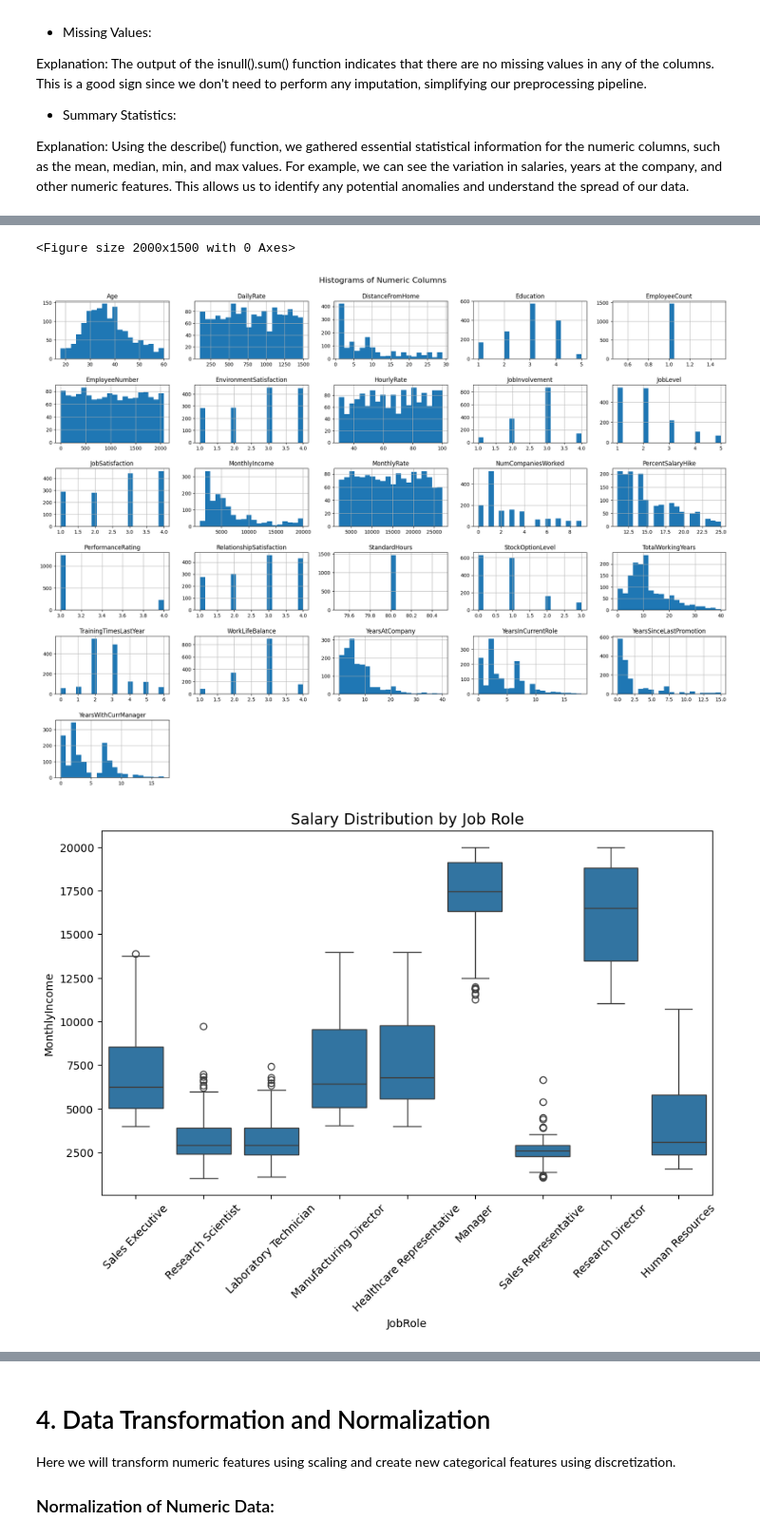
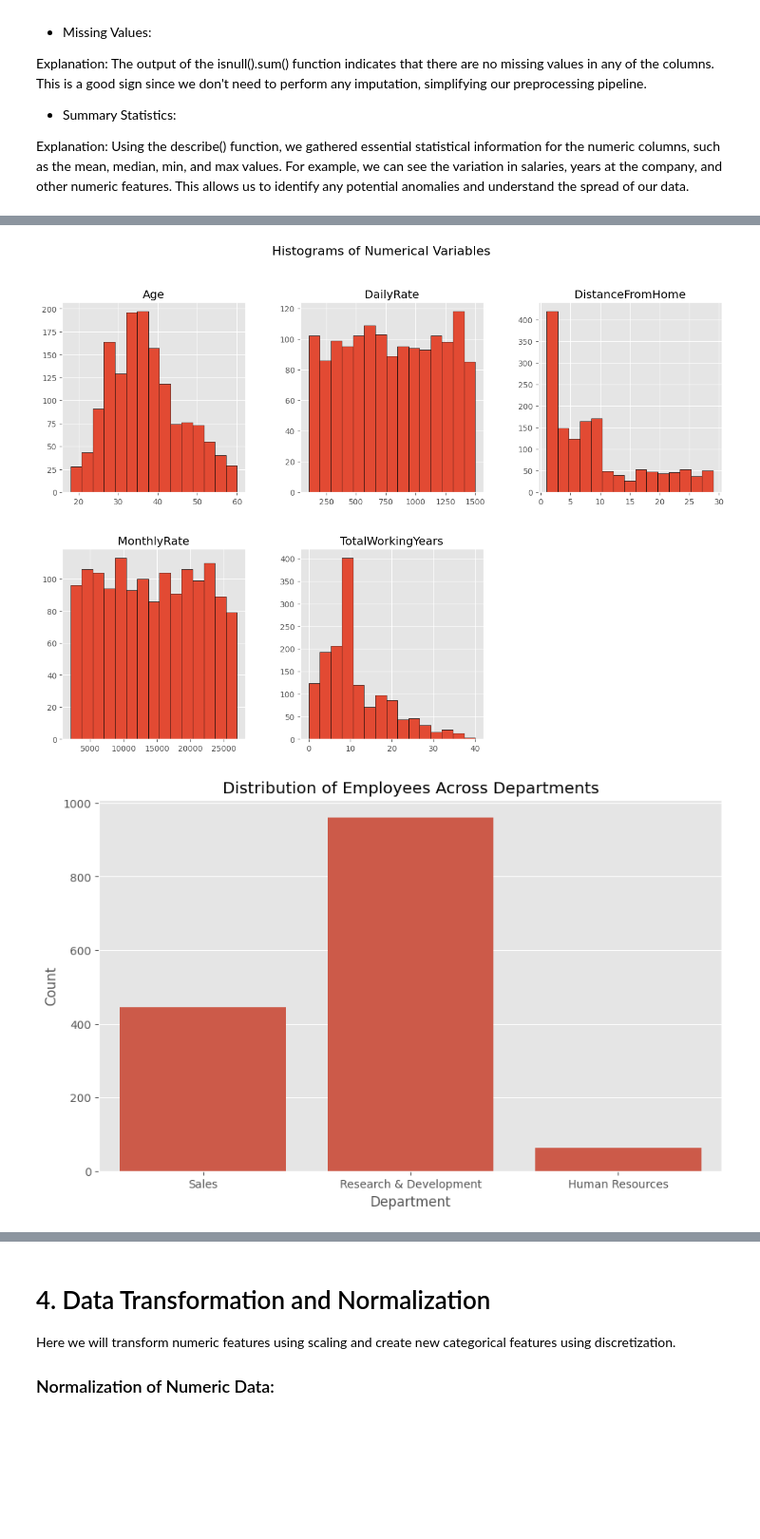
Before and after one commit to Jana-Alrzoog/Data-Mining-Project, a Jupyter notebook: Phase two.ipynb, the cells around one changed output, grey strips where cells are left out. Shown at 95% size. Drawn from its saved outputs; the diff is of its cells as text; code cells hidden in the pictures; blank space fills up the shorter version.

```diff
--- a/Phase two.ipynb
+++ b/Phase two.ipynb
@@ -62,42 +62,43 @@ In this section, we will visualize the distribution of key variables to help us
 # %%
+import pandas as pd
 import matplotlib.pyplot as plt
 import seaborn as sns
 
-# Set the figure size for better visibility
-plt.figure(figsize=(20, 15))
+# Load the dataset
+df = pd.read_csv('Dataset/Dataset_HR_Employee-Attrition.csv')
 
-# Create histograms for numeric columns to visualize their distribution
-df.hist(bins=20, figsize=(20, 15))
-plt.suptitle("Histograms of Numeric Columns", fontsize=16)
+# Set up the style for the plots
+plt.style.use('ggplot')
 
-# Adjust layout to prevent overlap between plots
-plt.tight_layout(pad=2.0)
+# 1. Histogram for Numerical Variables
+numerical_vars = ['Age', 'DailyRate', 'DistanceFromHome', 'MonthlyRate', 'TotalWorkingYears']
+df[numerical_vars].hist(bins=15, figsize=(15, 10), layout=(2, 3), edgecolor='black')
+plt.suptitle('Histograms of Numerical Variables', fontsize=16)
 plt.show()
 
-# Boxplot for salary distribution by job role
-plt.figure(figsize=(10,6))
-sns.boxplot(x="JobRole", y="MonthlyIncome", data=df)
-
-# Rotate x-axis labels to prevent overlap
-plt.xticks(rotation=45)
-plt.title('Salary Distribution by Job Role', fontsize=14)
+# 2. Bar Chart for Categorical Variables
+plt.figure(figsize=(10, 6))
+sns.countplot(data=df, x='Department')
+plt.title('Distribution of Employees Across Departments')
+plt.xlabel('Department')
+plt.ylabel('Count')
 plt.show()
 
-# Boxplot for salary distribution by employee attrition (Yes/No)
-plt.figure(figsize=(10,6))
-sns.boxplot(x="Attrition", y="MonthlyIncome", data=df)
-plt.title('Salary Distribution by Attrition (Yes/No)', fontsize=14)
+plt.figure(figsize=(10, 6))
+sns.countplot(data=df, x='Attrition')
+plt.title('Attrition Distribution')
+plt.xlabel('Attrition')
+plt.ylabel('Count')
 plt.show()
 
-# Boxplot for salary distribution by department
-plt.figure(figsize=(10,6))
-sns.boxplot(x="Department", y="MonthlyIncome", data=df)
-
-# Rotate x-axis labels to prevent overlap
+# 3. Boxplot for Salary Across Job Roles
+plt.figure(figsize=(12, 6))
+sns.boxplot(data=df, x='JobRole', y='MonthlyRate')
 plt.xticks(rotation=45)
-plt.title('Salary Distribution by Department', fontsize=14)
+plt.title('Monthly Rate Distribution Across Job Roles')
+plt.xlabel('Job Role')
+plt.ylabel('Monthly Rate')
 plt.show()
 # %% [output]
-<Figure size 2000x1500 with 0 Axes>
-[figure, old version]
+[figure, new version]
-[figure, old version]
+[figure, new version]
```
Also changed, not shown: parts of 11 cells of this notebook.
